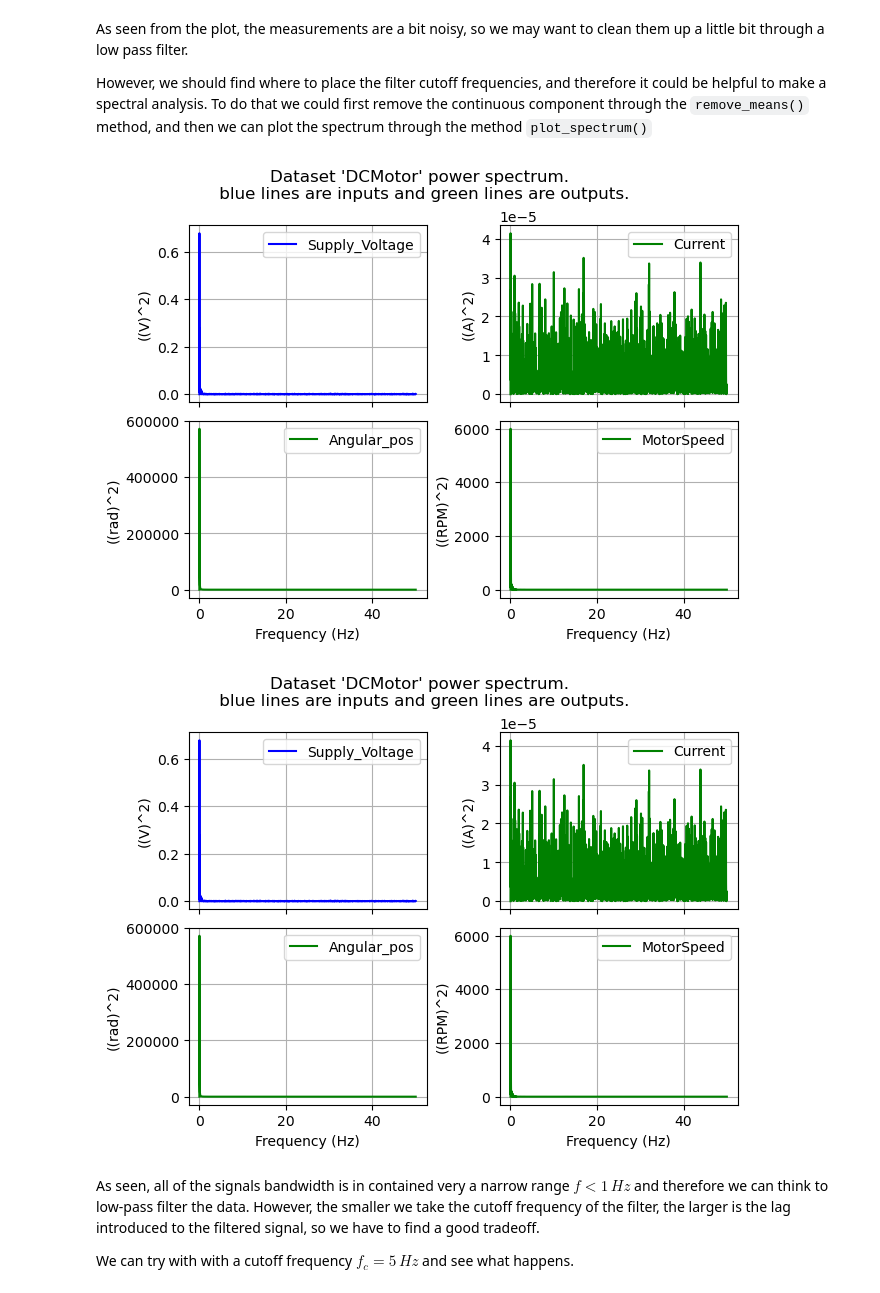
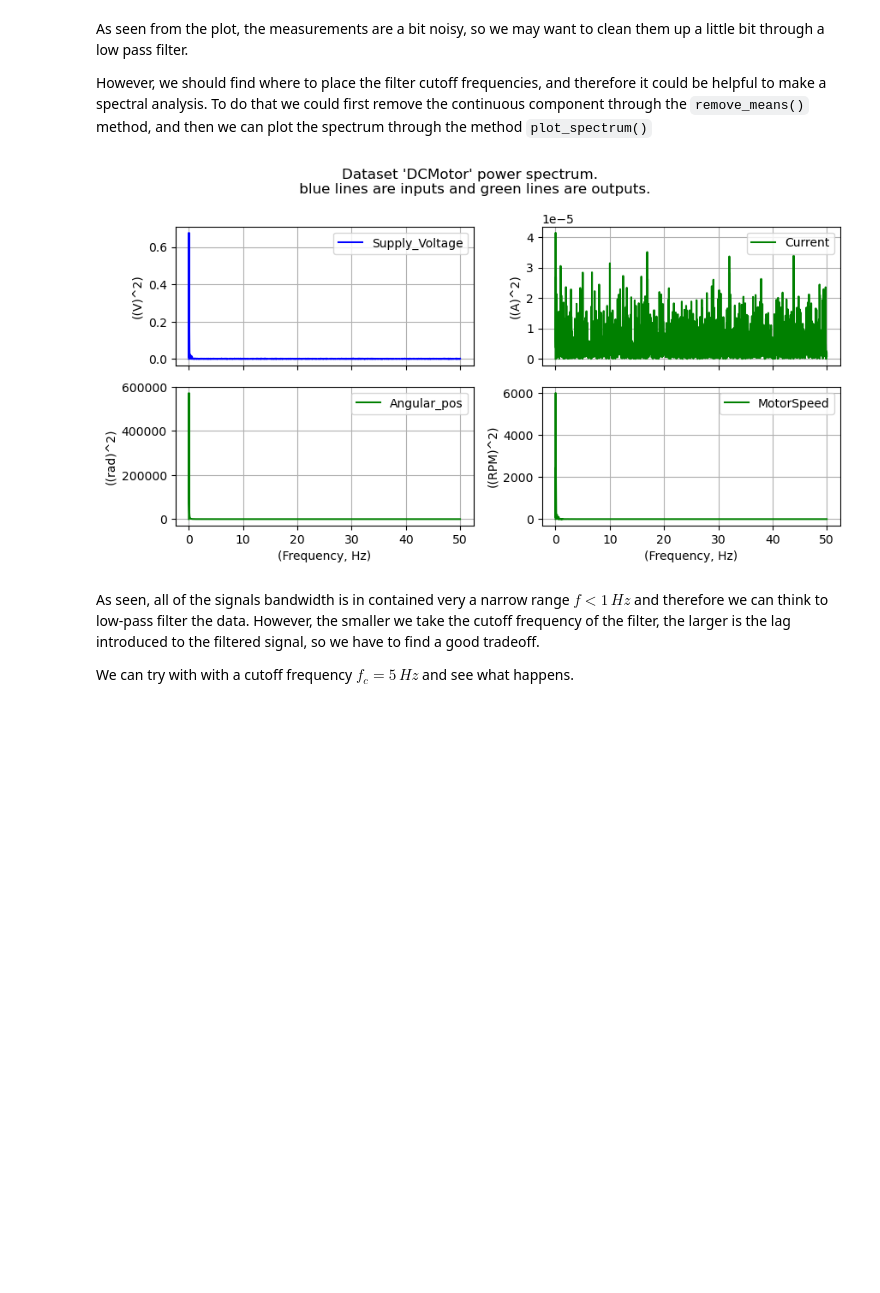
Before and after one commit to VolvoGroup/dymoval, a Jupyter notebook: scripts/tutorial.ipynb, the cells around one changed output. Drawn from its saved outputs; the diff is of its cells as text; code cells hidden in the pictures; blank space fills up the shorter version.

```diff
--- a/scripts/tutorial.ipynb
+++ b/scripts/tutorial.ipynb
@@ -124,10 +121,9 @@ As seen from the plot, the measurements are a bit noisy, so we may want to clean
 However, we should find where to place the filter cutoff frequencies, and therefore it could be helpful to make a spectral analysis.
 To do that we could first remove the continuous component through the `remove_means()` method, and then we can plot the spectrum through the method `plot_spectrum()`
 # %%
-ds.remove_means().plot_spectrum()
+_= ds.remove_means().plot_spectrum()
 # %% [output]
-[figure, old version]
+[figure, new version]
-[figure, removed]
 # %% [markdown]
 As seen, all of the signals bandwidth is in contained very a narrow range $f < 1\, Hz$ and therefore we can think to low-pass filter the data.
 However, the smaller we take the cutoff frequency of the filter, the larger is the lag introduced to the filtered signal, so we have to find a good tradeoff.
```
Also changed, not shown: parts of 14 cells of this notebook, 7 other files.
